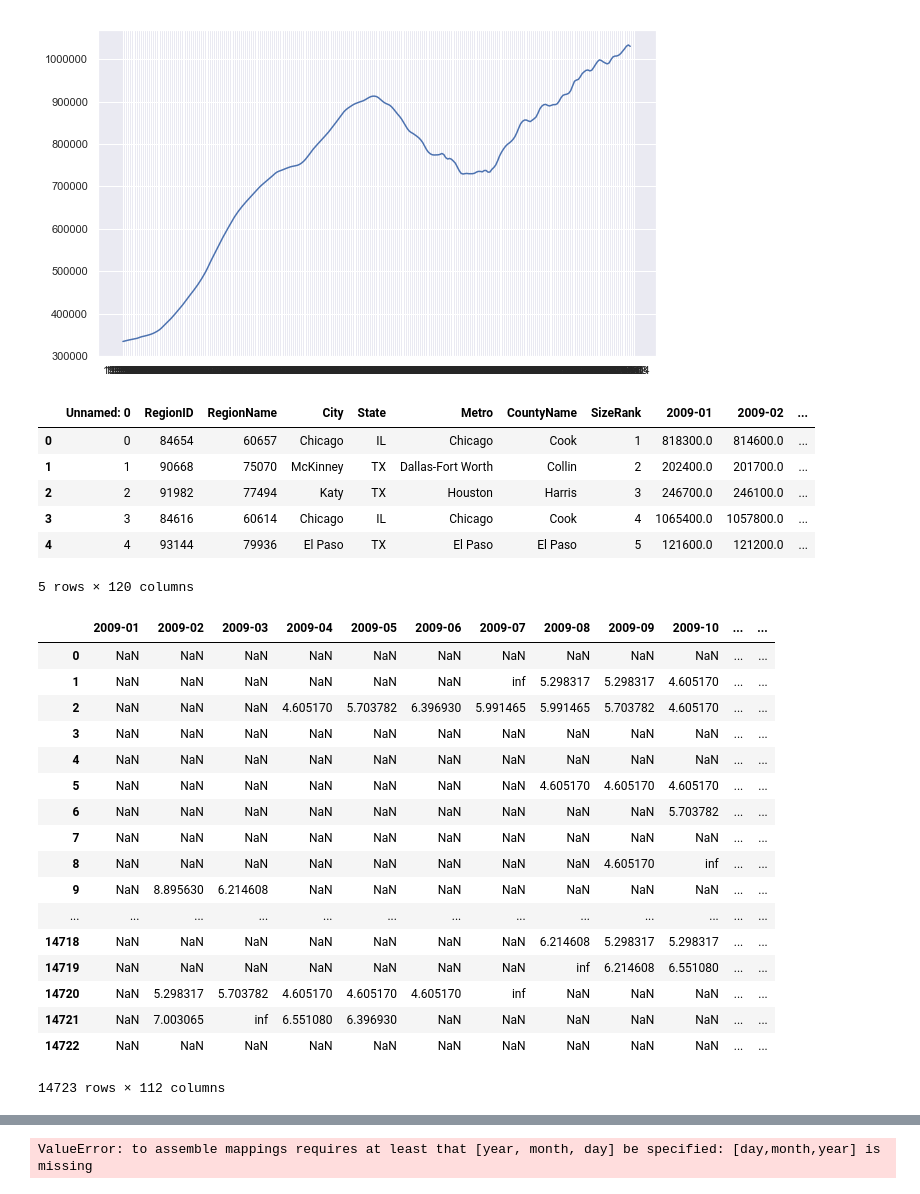
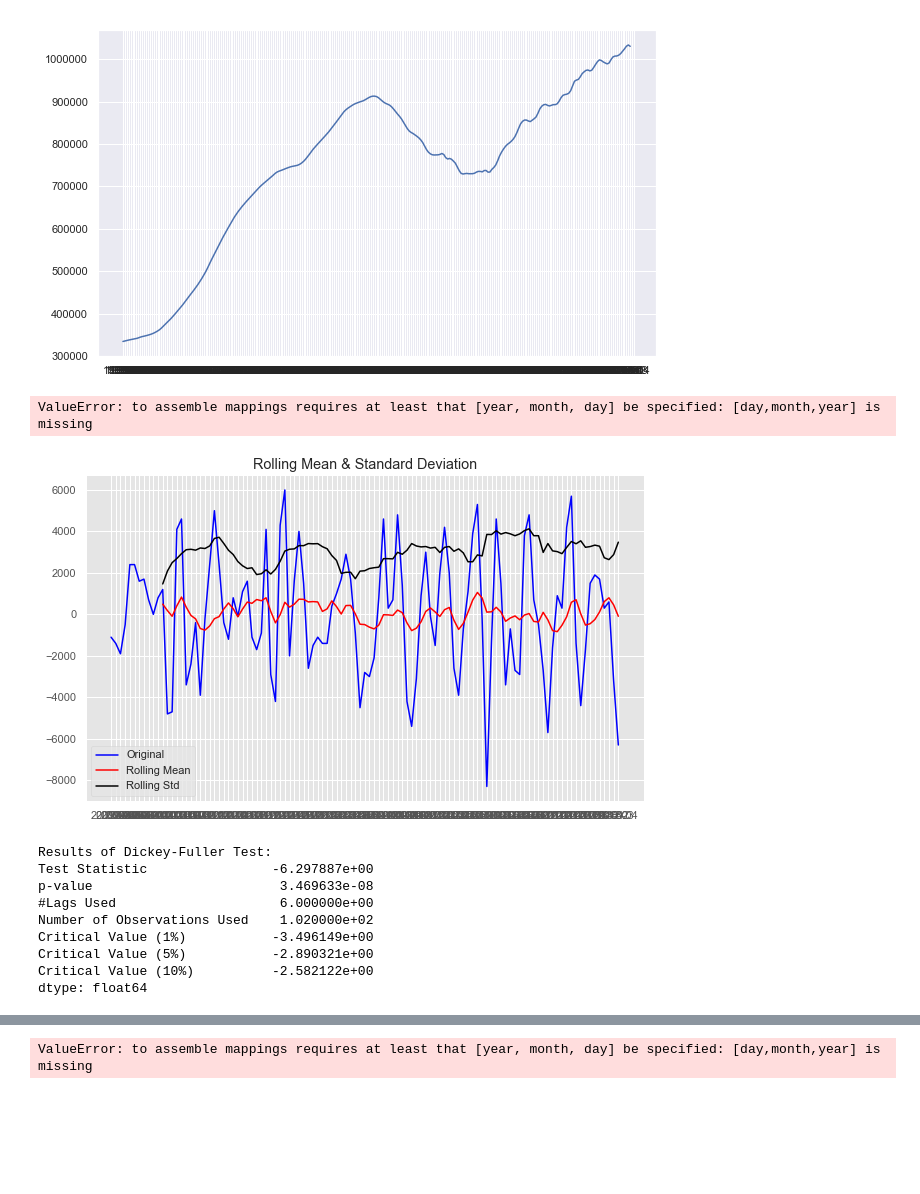
Before and after one commit to lindseyberlin/dsc-mod-4-project, a Jupyter notebook: Harrison_Scratch.ipynb, the cells around one changed output, grey strips where cells are left out. Saved outputs shown, nothing was run; the diff lists cells and outputs as text; code cells hidden in the pictures; blank space fills up the shorter version.

```diff
--- a/Harrison_Scratch.ipynb
+++ b/Harrison_Scratch.ipynb
@@ -205,39 +266,33 @@ plt.show()
 [figure]
 # %%
 !tar -xf df_09.tar
-# %%
-df09 = pd.read_csv('df_09.csv')
-df09.head()
-# %% [output]
-|  | Unnamed: 0 | RegionID | RegionName | City | State | Metro | CountyName | SizeRank | 2009-01 | 2009-02 | ... |
-| 0 | 0 | 84654 | 60657 | Chicago | IL | Chicago | Cook | 1 | 818300.0 | 814600.0 | ... |
-| 1 | 1 | 90668 | 75070 | McKinney | TX | Dallas-Fort Worth | Collin | 2 | 202400.0 | 201700.0 | ... |
-| 2 | 2 | 91982 | 77494 | Katy | TX | Houston | Harris | 3 | 246700.0 | 246100.0 | ... |
-| 3 | 3 | 84616 | 60614 | Chicago | IL | Chicago | Cook | 4 | 1065400.0 | 1057800.0 | ... |
-| 4 | 4 | 93144 | 79936 | El Paso | TX | El Paso | El Paso | 5 | 121600.0 | 121200.0 | ... |
-5 rows × 120 columns
+# %%
+df09 = pd.read_csv('df_09.csv')
+df09 = pd.to_datetime(df09.iloc[:,8:], format='%Y-%m')
+# df09.head()
+#splitting off the last 3 years from the '09 DF for row 0 (Chicago) to get a single row SARIMA model working
+ex_01 = df09[df09.iloc[0].index[-38:]].iloc[0]#.diff(axis=1).dropna()
+ex_01 = pd.DataFrame(ex_01).diff().dropna()
+ex_01.index
+# temp_data = pd.read_csv("min_temp.csv", parse_dates=['Date'], index_col=['Date'])
+# %% [output]
+ValueError: to assemble mappings requires at least that [year, month, day] be specified: [day,month,year] is missing
 # %%
 lag=1
 # %%
 #Why all the Nans here?
-# %%
-df09.iloc[:,8:].diff(lag, axis=1).apply(lambda x: abs(np.log(x)))
-# %% [output]
-|  | 2009-01 | 2009-02 | 2009-03 | 2009-04 | 2009-05 | 2009-06 | 2009-07 | 2009-08 | 2009-09 | 2009-10 | ... | ... |
-| 0 | NaN | NaN | NaN | NaN | NaN | NaN | NaN | NaN | NaN | NaN | ... | ... |
-| 1 | NaN | NaN | NaN | NaN | NaN | NaN | inf | 5.298317 | 5.298317 | 4.605170 | ... | ... |
-| 2 | NaN | NaN | NaN | 4.605170 | 5.703782 | 6.396930 | 5.991465 | 5.991465 | 5.703782 | 4.605170 | ... | ... |
-| 3 | NaN | NaN | NaN | NaN | NaN | NaN | NaN | NaN | NaN | NaN | ... | ... |
-| 4 | NaN | NaN | NaN | NaN | NaN | NaN | NaN | NaN | NaN | NaN | ... | ... |
-| 5 | NaN | NaN | NaN | NaN | NaN | NaN | NaN | 4.605170 | 4.605170 | 4.605170 | ... | ... |
-| 6 | NaN | NaN | NaN | NaN | NaN | NaN | NaN | NaN | NaN | 5.703782 | ... | ... |
-| 7 | NaN | NaN | NaN | NaN | NaN | NaN | NaN | NaN | NaN | NaN | ... | ... |
-| 8 | NaN | NaN | NaN | NaN | NaN | NaN | NaN | NaN | 4.605170 | inf | ... | ... |
-| 9 | NaN | 8.895630 | 6.214608 | NaN | NaN | NaN | NaN | NaN | NaN | NaN | ... | ... |
-| ... | ... | ... | ... | ... | ... | ... | ... | ... | ... | ... | ... | ... |
-| 14718 | NaN | NaN | NaN | NaN | NaN | NaN | NaN | 6.214608 | 5.298317 | 5.298317 | ... | ... |
-| 14719 | NaN | NaN | NaN | NaN | NaN | NaN | NaN | inf | 6.214608 | 6.551080 | ... | ... |
-| 14720 | NaN | 5.298317 | 5.703782 | 4.605170 | 4.605170 | 4.605170 | inf | NaN | NaN | NaN | ... | ... |
-| 14721 | NaN | 7.003065 | inf | 6.551080 | 6.396930 | NaN | NaN | NaN | NaN | NaN | ... | ... |
-| 14722 | NaN | NaN | NaN | NaN | NaN | NaN | NaN | NaN | NaN | NaN | ... | ... |
-14723 rows × 112 columns
+# %%
+ex_0 = df09.iloc[:,8:].diff(lag, axis=1).iloc[0].dropna()
+
+test_stationarity(ex_0)ex_01
+# %% [output]
+[figure, added]
+Results of Dickey-Fuller Test:
+Test Statistic                -6.297887e+00
+p-value                        3.469633e-08
+#Lags Used                     6.000000e+00
+Number of Observations Used    1.020000e+02
+Critical Value (1%)           -3.496149e+00
+Critical Value (5%)           -2.890321e+00
+Critical Value (10%)          -2.582122e+00
+dtype: float64
```
Also changed, not shown: parts of 30 cells of this notebook, 2 other files.
